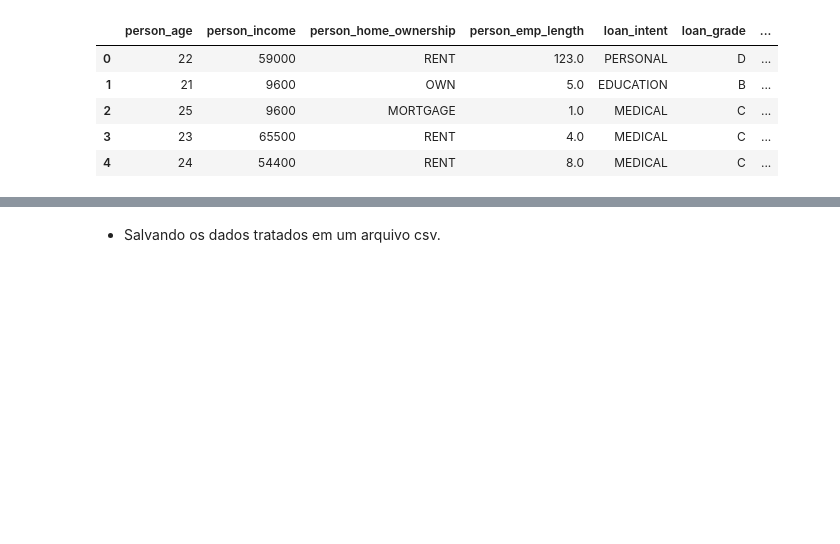
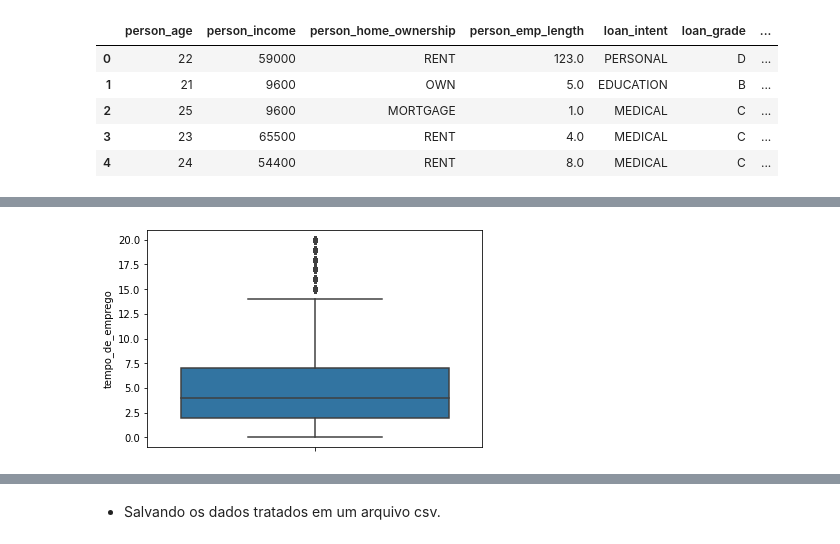
Before and after one commit to robertferro/analisando_risco_credito, a Jupyter notebook: 1- Tratamento de dados (ETL)/risco_de_credito_tratamento_de_dados.ipynb, the cells around one changed output, grey strips where cells are left out. Drawn from its saved outputs; the diff is of its cells as text; code cells hidden in the pictures; blank space fills up the shorter version.

```diff
--- a/1- Tratamento de dados (ETL)/risco_de_credito_tratamento_de_dados.ipynb
+++ b/1- Tratamento de dados (ETL)/risco_de_credito_tratamento_de_dados.ipynb
@@ -63,0 +170,7 @@ df.head()
+# %%
+df = df.copy()
+df = df[df['tempo_de_emprego']<=20]
+# %%
+sns.boxplot(y=df['tempo_de_emprego']);
+# %% [output]
+[figure, added]
```
Also changed, not shown: parts of 52 cells of this notebook.
